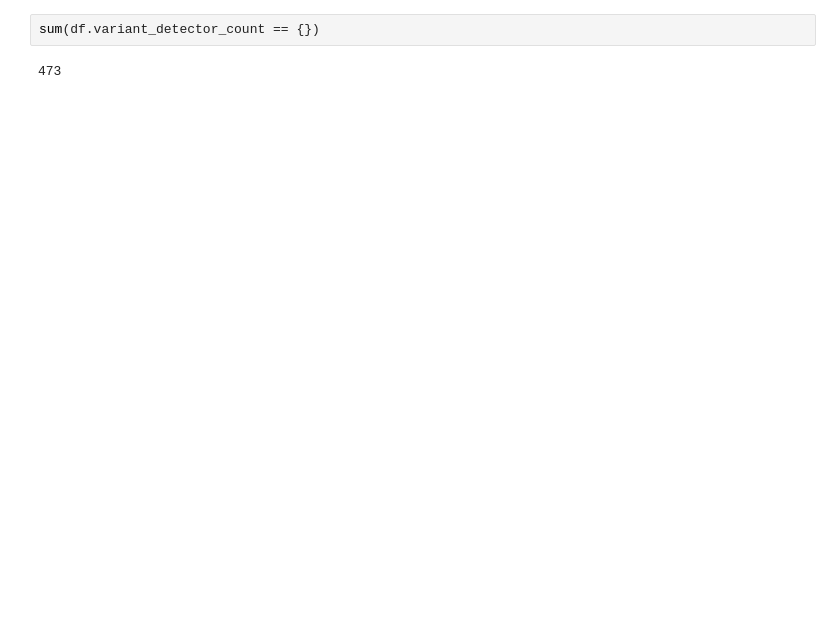
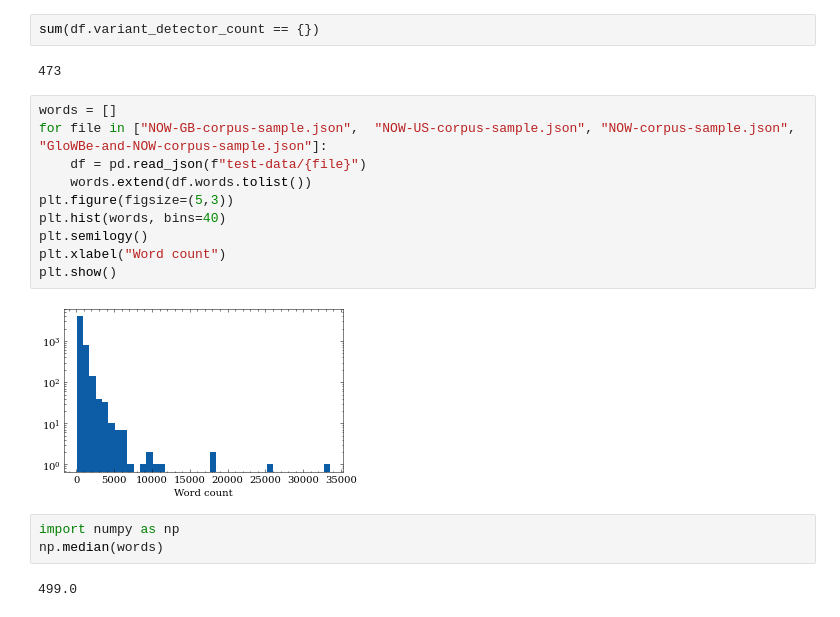
Before and after one commit to 5roop/task7, a Jupyter notebook: 2_using_lexicon.ipynb, the cells around one changed output. Saved outputs shown, nothing was run; the diff lists cells and outputs as text; blank space fills up the shorter version.

```diff
--- a/2_using_lexicon.ipynb
+++ b/2_using_lexicon.ipynb
@@ -88,3 +92,20 @@ df.shape
 sum(df.variant_detector_count == {})
 # %% [output]
 473
+# %%
+words = []
+for file in ["NOW-GB-corpus-sample.json",  "NOW-US-corpus-sample.json", "NOW-corpus-sample.json", "GloWBe-and-NOW-corpus-sample.json"]:
+    df = pd.read_json(f"test-data/{file}")
+    words.extend(df.words.tolist())
+plt.figure(figsize=(5,3))
+plt.hist(words, bins=40)
+plt.semilogy()
+plt.xlabel("Word count")
+plt.show()
+# %% [output]
+[figure, added]
+# %%
+import numpy as np
+np.median(words)
+# %% [output]
+499.0
```
Also changed, not shown: parts of 4 cells of this notebook.
